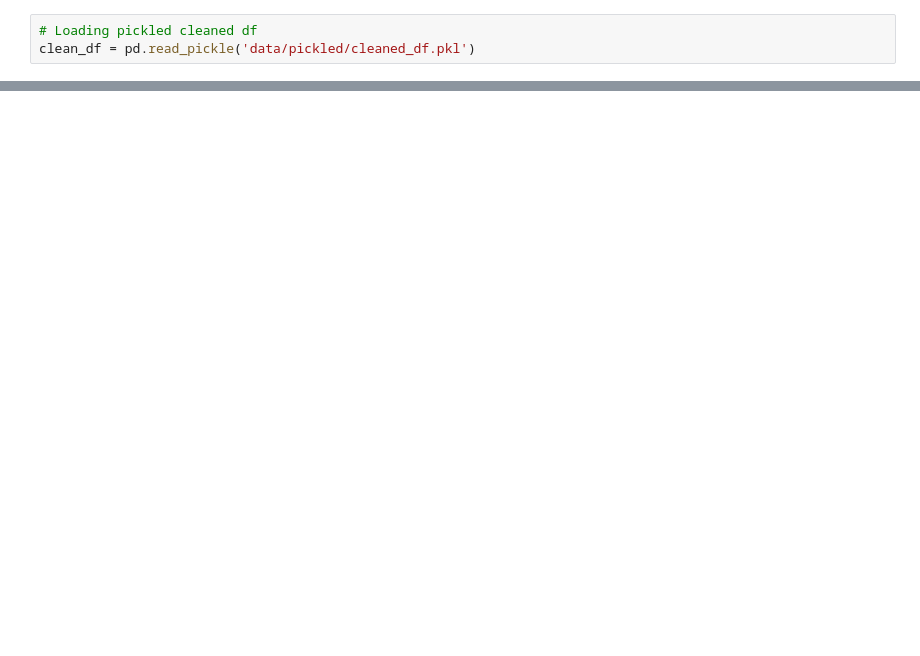
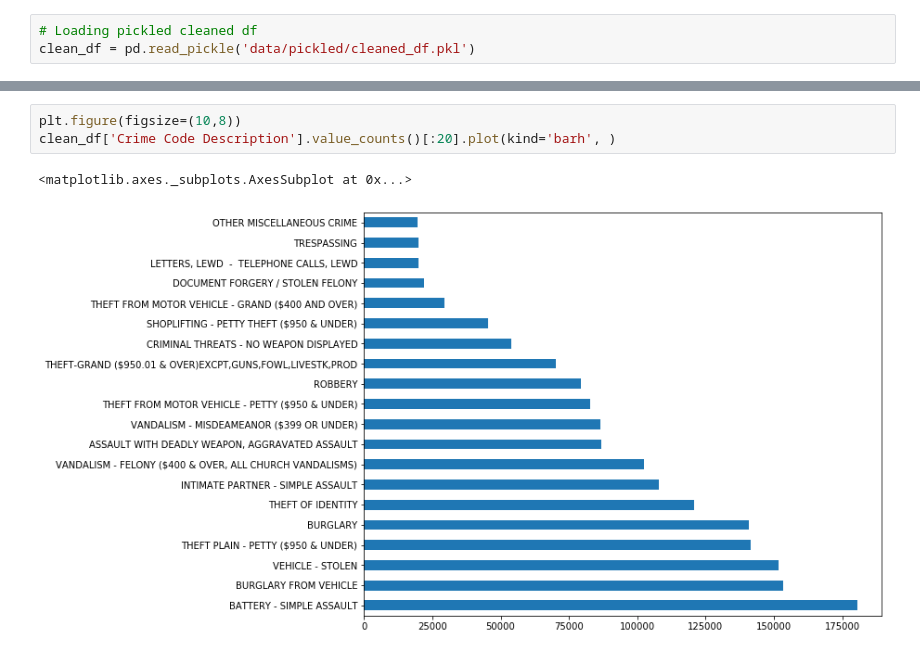
Before and after one commit to sidneykung/LA_crime_forecasting, a Jupyter notebook: eda_lhamu.ipynb, the cells around one changed output, grey strips where cells are left out. Drawn from its saved outputs; the diff is of its cells as text; blank space fills up the shorter version.

```diff
--- a/eda_lhamu.ipynb
+++ b/eda_lhamu.ipynb
@@ -36,0 +31,6 @@ status_dict
+# %%
+plt.figure(figsize=(10,8))
+clean_df['Crime Code Description'].value_counts()[:20].plot(kind='barh', )
+# %% [output]
+<matplotlib.axes._subplots.AxesSubplot at 0x...>
+[figure, added]
```
Also changed, not shown: parts of 21 cells of this notebook.
